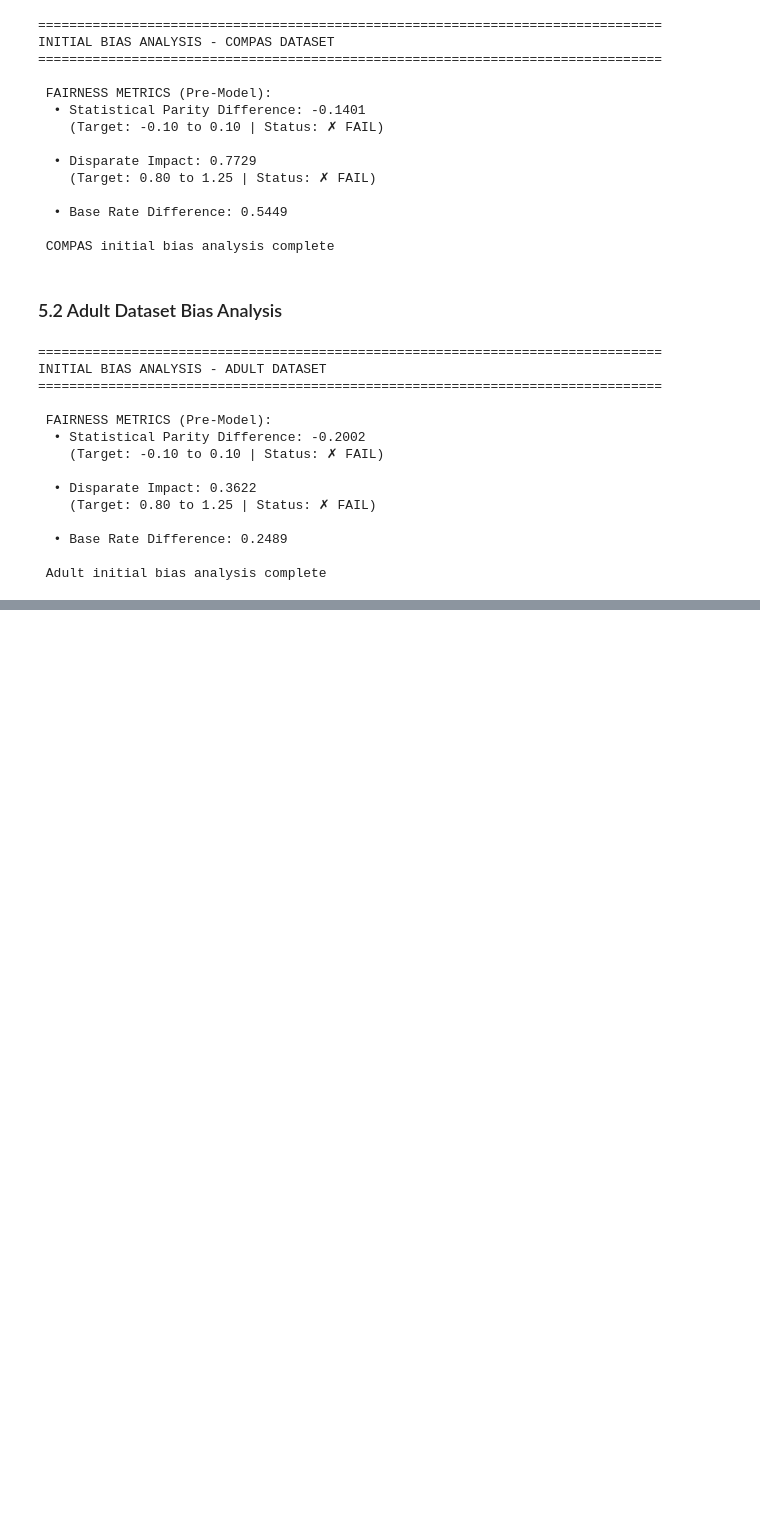
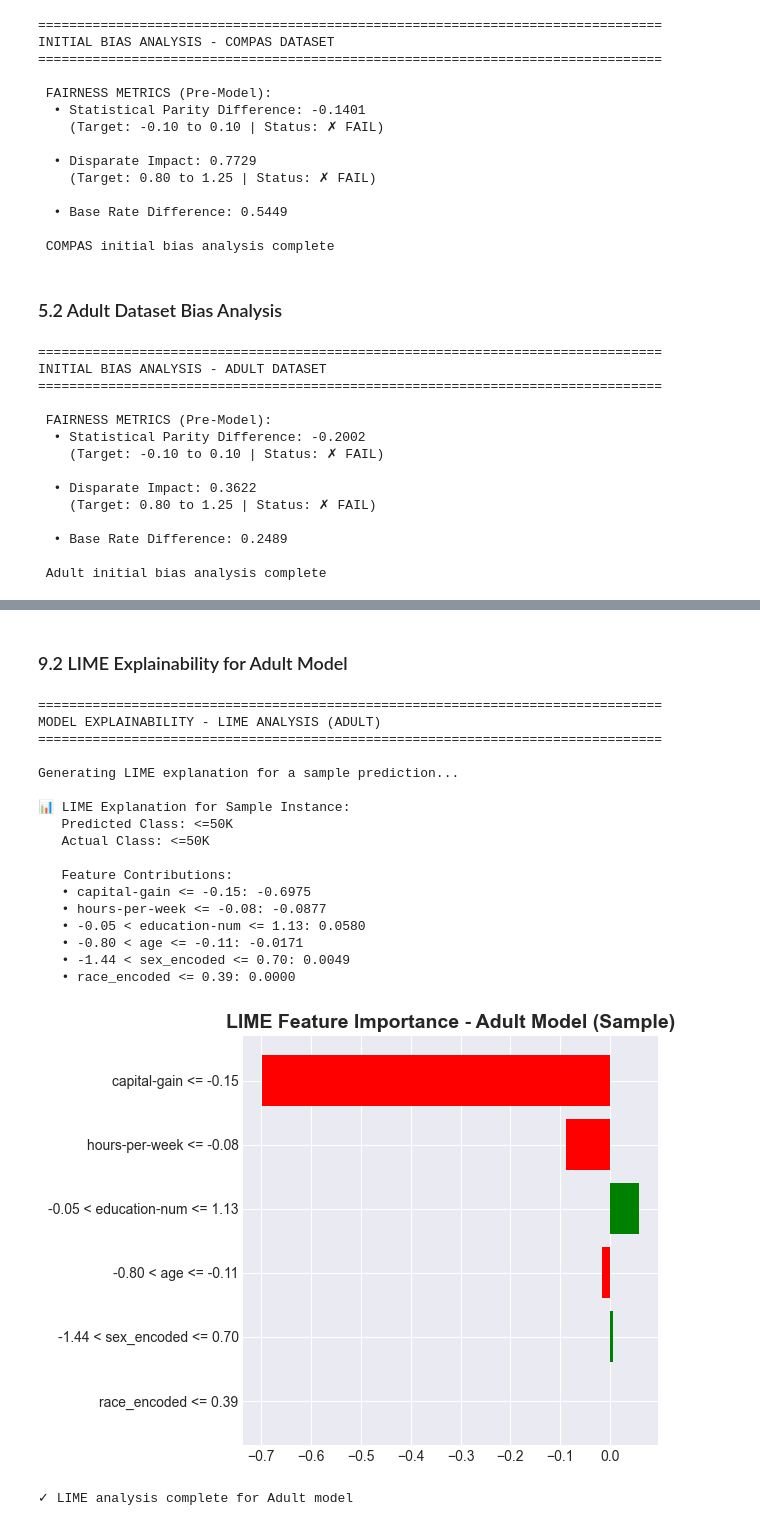
Before and after one commit to 27HarshalPatel/TrustCheckAI, a Jupyter notebook: TrustCheckAI-playground.ipynb, the cells around one changed output, grey strips where cells are left out. Cells and saved outputs as stored; diff of their text form; code cells hidden in the pictures; blank space fills up the shorter version.

```diff
--- a/TrustCheckAI-playground.ipynb
+++ b/TrustCheckAI-playground.ipynb
@@ -500,0 +901,59 @@ INITIAL BIAS ANALYSIS - ADULT DATASET
+# %% [markdown]
+### 9.2 LIME Explainability for Adult Model
+# %%
+print("="*80)
+print("MODEL EXPLAINABILITY - LIME ANALYSIS (ADULT)")
+print("="*80)
+
+# Create LIME explainer
+print("\nGenerating LIME explanation for a sample prediction...")
+lime_explainer = LimeTabularExplainer(
+    X_train_a_scaled,
+    feature_names=feature_cols_adult,
+    class_names=['<=50K', '>50K'],
+    mode='classification'
+)
+
+# Explain a single instance
+sample_idx = 0
+lime_exp = lime_explainer.explain_instance(
+    X_test_a_scaled[sample_idx],
+    rf_adult.predict_proba,
+    num_features=6
+)
+
+# Display explanation
+print("\n📊 LIME Explanation for Sample Instance:")
+print(f"   Predicted Class: {'>50K' if y_pred_a[sample_idx] == 1 else '<=50K'}")
+print(f"   Actual Class: {'>50K' if y_test_a.iloc[sample_idx] == 1 else '<=50K'}")
+print("\n   Feature Contributions:")
+for feature, weight in lime_exp.as_list():
+    print(f"   • {feature}: {weight:.4f}")
+
+# Visualize
+fig = lime_exp.as_pyplot_figure()
+plt.title('LIME Feature Importance - Adult Model (Sample)', fontsize=14, fontweight='bold')
+plt.tight_layout()
+plt.show()
+
+print("\n✓ LIME analysis complete for Adult model")
+# %% [output]
+================================================================================
+MODEL EXPLAINABILITY - LIME ANALYSIS (ADULT)
+================================================================================
+
+Generating LIME explanation for a sample prediction...
+
+📊 LIME Explanation for Sample Instance:
+   Predicted Class: <=50K
+   Actual Class: <=50K
+
+   Feature Contributions:
+   • capital-gain <= -0.15: -0.6975
+   • hours-per-week <= -0.08: -0.0877
+   • -0.05 < education-num <= 1.13: 0.0580
+   • -0.80 < age <= -0.11: -0.0171
+   • -1.44 < sex_encoded <= 0.70: 0.0049
+   • race_encoded <= 0.39: 0.0000
+[figure, added]
+✓ LIME analysis complete for Adult model
```
Also changed, not shown: parts of 16 cells of this notebook.
